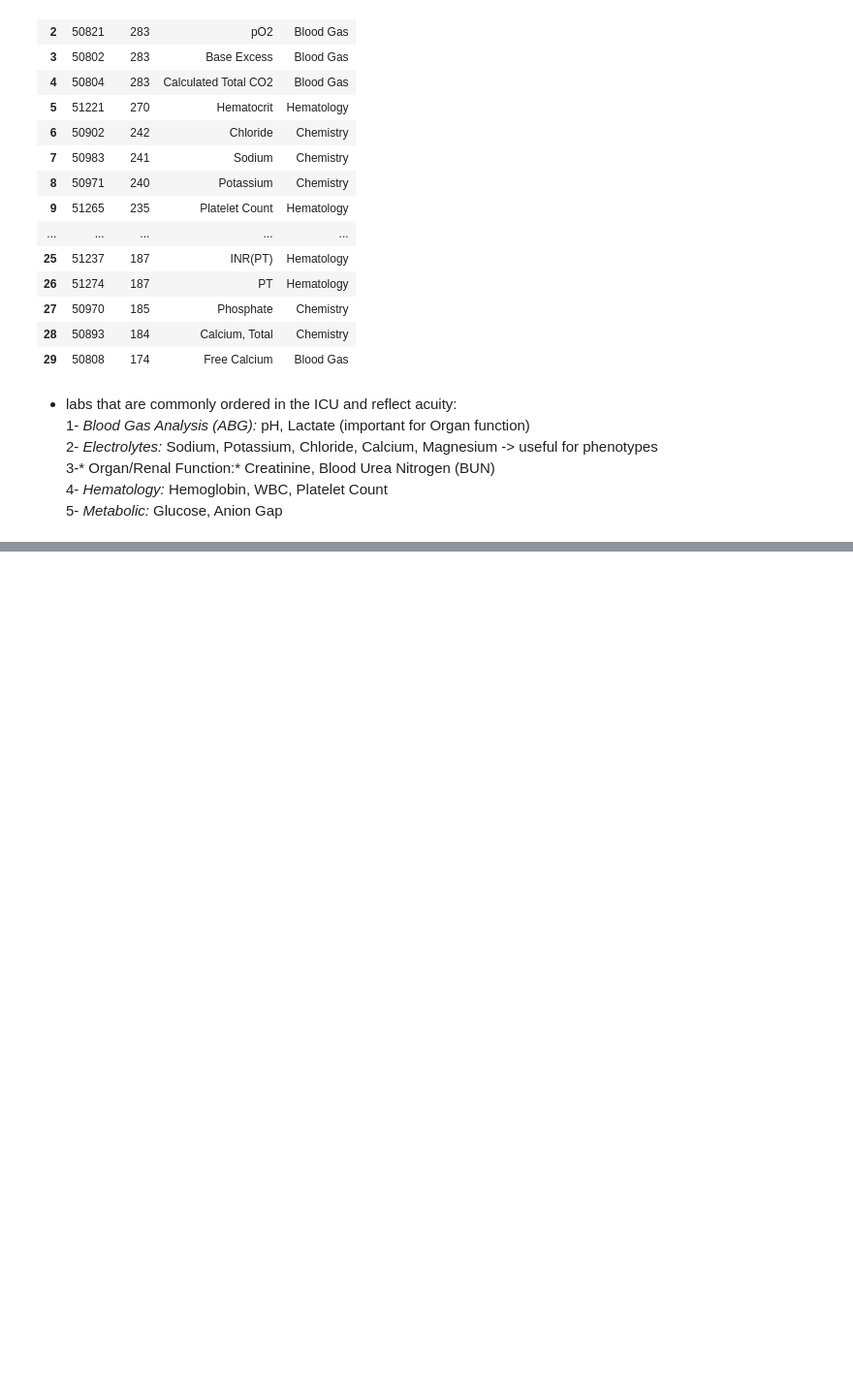
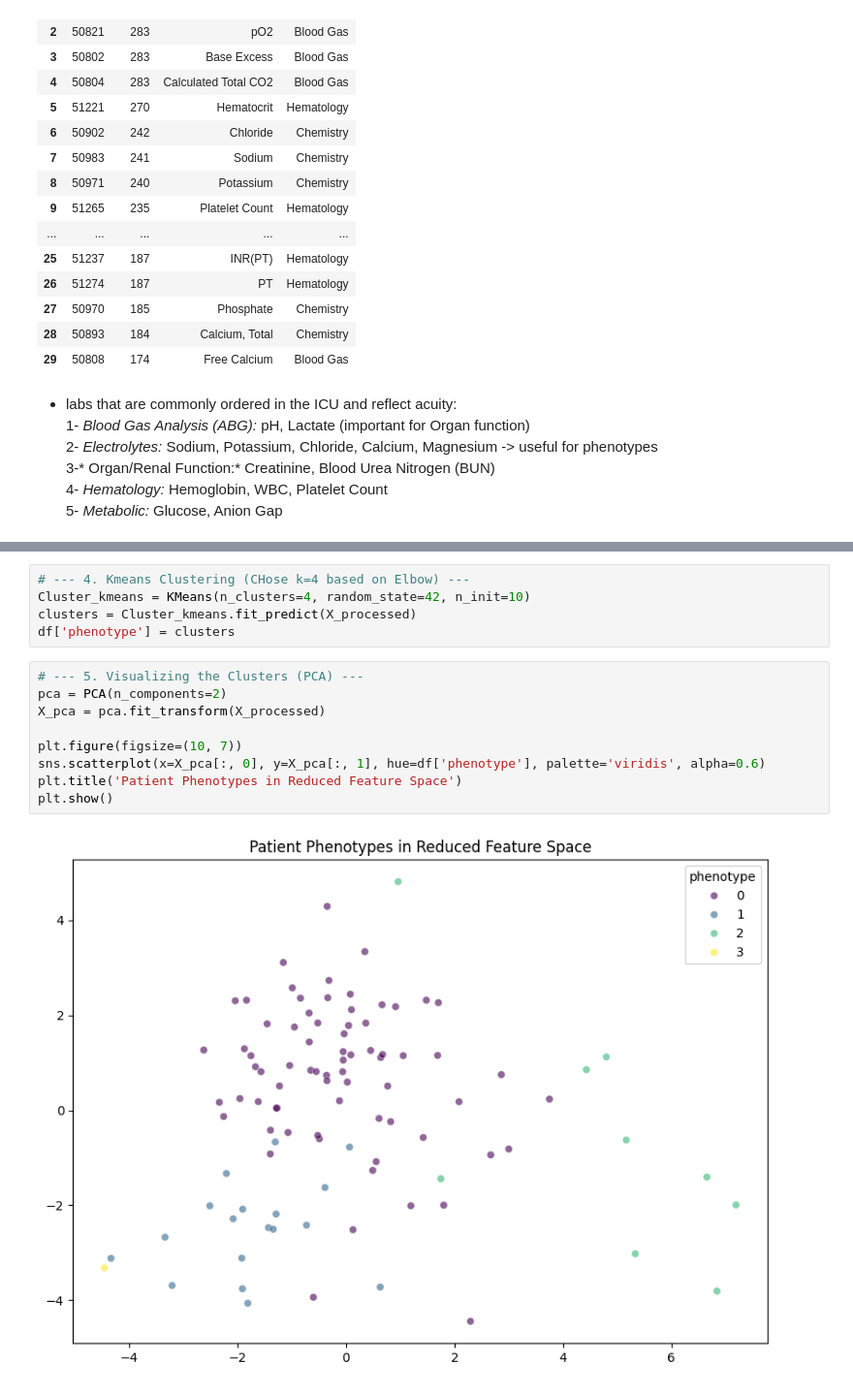
Before and after one commit to OnsHanafi/icu-acquity-phenotyping, a Jupyter notebook: ICUproject.ipynb, the cells around one changed output, grey strips where cells are left out. Shown at 97% size. Saved outputs shown, nothing was run; the diff lists cells and outputs as text; blank space fills up the shorter version.

```diff
--- a/ICUproject.ipynb
+++ b/ICUproject.ipynb
@@ -802,0 +906,16 @@ df.head()
+# %%
+# --- 4. Kmeans Clustering (CHose k=4 based on Elbow) ---
+Cluster_kmeans = KMeans(n_clusters=4, random_state=42, n_init=10)
+clusters = Cluster_kmeans.fit_predict(X_processed)
+df['phenotype'] = clusters
+# %%
+# --- 5. Visualizing the Clusters (PCA) ---
+pca = PCA(n_components=2)
+X_pca = pca.fit_transform(X_processed)
+
+plt.figure(figsize=(10, 7))
+sns.scatterplot(x=X_pca[:, 0], y=X_pca[:, 1], hue=df['phenotype'], palette='viridis', alpha=0.6)
+plt.title('Patient Phenotypes in Reduced Feature Space')
+plt.show()
+# %% [output]
+[figure, added]
```
Also changed, not shown: parts of 18 cells of this notebook, 1 other file.
